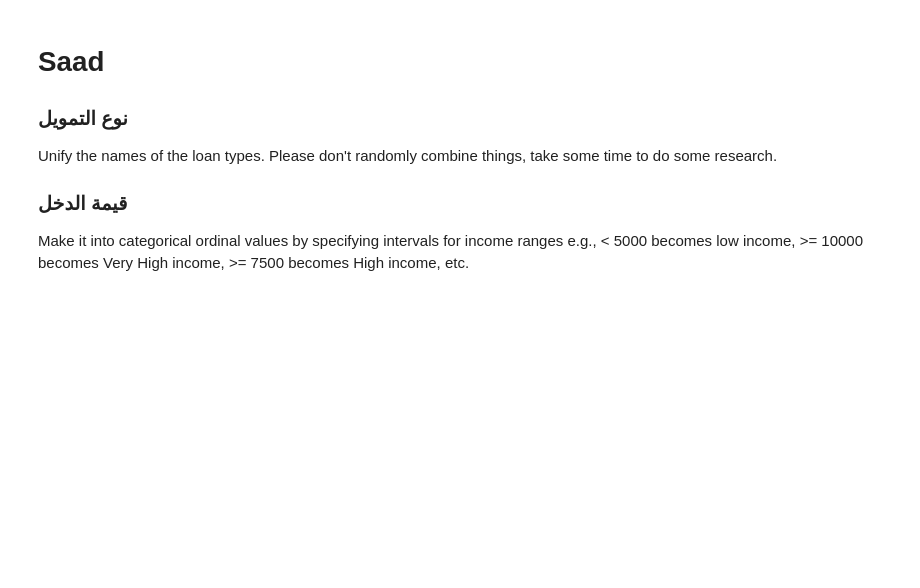
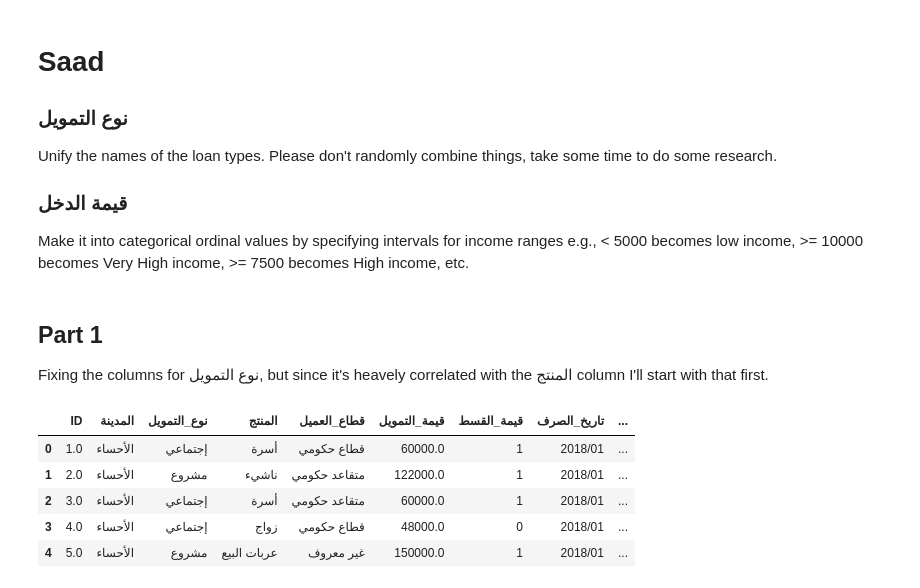
Before and after one commit to aeprogress/gov_banking_eda, a Jupyter notebook: src/preprocessing_concatenation.ipynb, the cells around one changed output. Drawn from its saved outputs; the diff is of its cells as text; code cells hidden in the pictures; blank space fills up the shorter version.

Commit message:
did half my part

```diff
--- a/src/preprocessing_concatenation.ipynb
+++ b/src/preprocessing_concatenation.ipynb
@@ -9,7 +9,7 @@ import seaborn as sns
 # %%
 # !pip install openpyxl
 # %%
-path = "/Users/saraali/Documents/misk-DSI/gov_banking_eda/data/"
+path = "/Users/saad/Documents/misk_DSI/gov_banking_eda/data/"
 df_2018 = pd.read_csv(path+'social-development-bank-loans-for-2018.csv')
 df_2019 = pd.read_csv(path+'social-development-bank-loans-for-2019.csv')
 df_2020 = pd.read_excel(path+'social-development-bank-loans-for-2020..xlsx')
@@ -208,5 +208,16 @@ Unify the names of loans. Please don't randomly combine things, take some time t
 Unify the names of the loan types. Please don't randomly combine things, take some time to do some research.
 ### قيمة الدخل
 Make it into categorical ordinal values by specifying intervals for income ranges e.g., < 5000 becomes low income, >= 10000 becomes Very High income, >= 7500 becomes High income, etc.
+# %% [markdown]
+## Part 1
+Fixing the columns for نوع التمويل, but since it's heavely correlated with the المنتج column I'll start with that first.
 # %%
 # You can start coding here
+data.head()
+# %% [output]
+|  | ID | المدينة | نوع_التمويل | المنتج | قطاع_العميل | قيمة_التمويل | قيمة_القسط | تاريخ_الصرف | ... |
+| 0 | 1.0 | الأحساء | إجتماعي | أسرة | قطاع حكومي | 60000.0 | 1 | 2018/01 | ... |
+| 1 | 2.0 | الأحساء | مشروع | ناشيء | متقاعد حكومي | 122000.0 | 1 | 2018/01 | ... |
+| 2 | 3.0 | الأحساء | إجتماعي | أسرة | متقاعد حكومي | 60000.0 | 1 | 2018/01 | ... |
+| 3 | 4.0 | الأحساء | إجتماعي | زواج | قطاع حكومي | 48000.0 | 0 | 2018/01 | ... |
+| 4 | 5.0 | الأحساء | مشروع | عربات البيع | غير معروف | 150000.0 | 1 | 2018/01 | ... |
```
Also changed, not shown: parts of 11 cells of this notebook, 5 other files.
